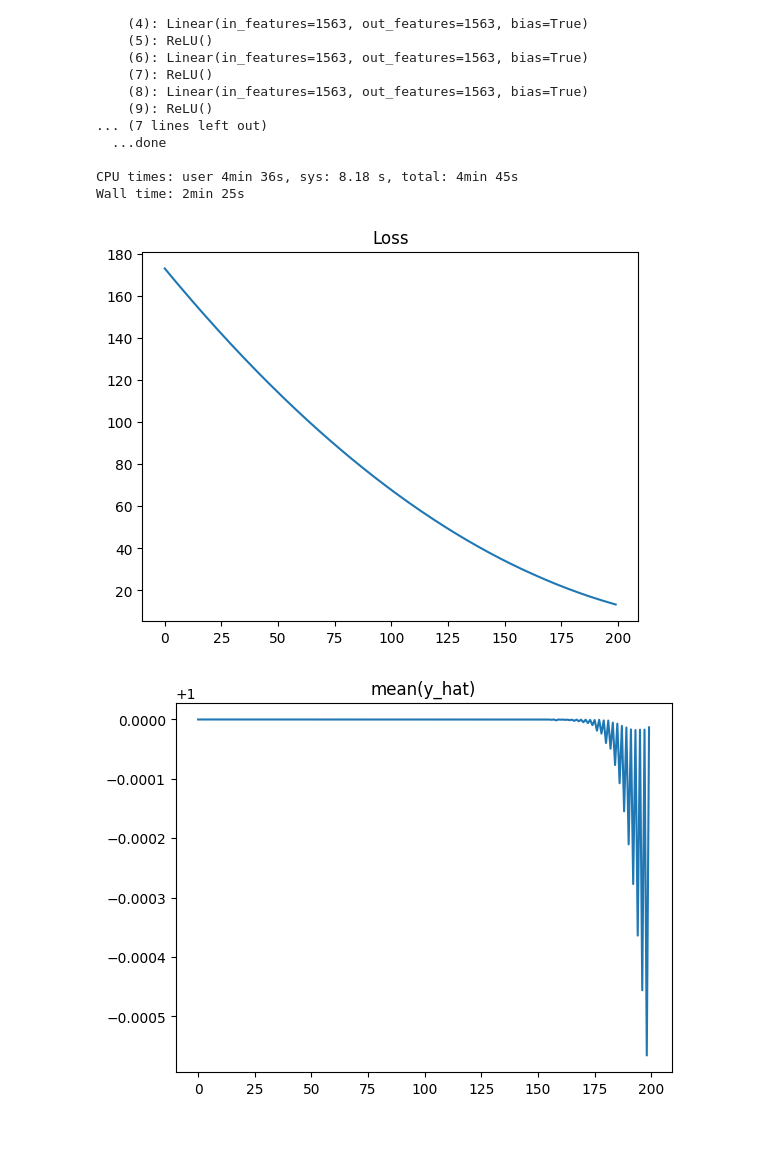
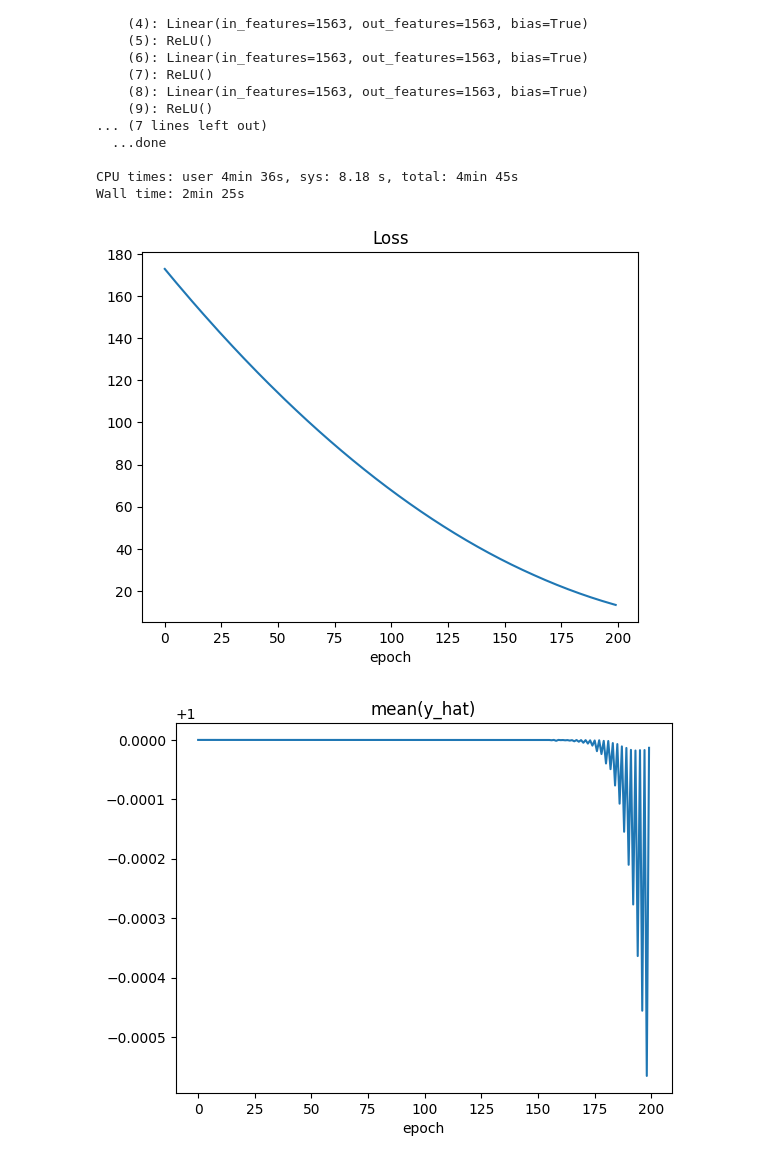
Before and after one commit to cgpayne/parkinsons_audetector, a Jupyter notebook: notebooks/neural_net.ipynb, the cells around one changed output. Cells and saved outputs as stored; diff of their text form; code cells hidden in the pictures; blank space fills up the shorter version.

```diff
--- a/notebooks/neural_net.ipynb
+++ b/notebooks/neural_net.ipynb
@@ -184,17 +184,19 @@ Wall time: 2min 25s
 # %%
 plt.figure()
 plt.plot(np.arange(len(loss_tracker)), loss_tracker)
 plt.title("Loss")
+plt.xlabel("epoch")
 plt.show()
 plt.close()
 
 plt.figure()
 plt.plot(np.arange(len(mean_tracker)), mean_tracker)
 plt.title("mean(y_hat)")
+plt.xlabel("epoch")
 plt.show()
 plt.close()
 # %% [output]
-[figure, old version]
+[figure, new version]
-[figure, old version]
+[figure, new version]
 # %%
 # F- I-- N---
```
Also changed, not shown: 3 other files.
